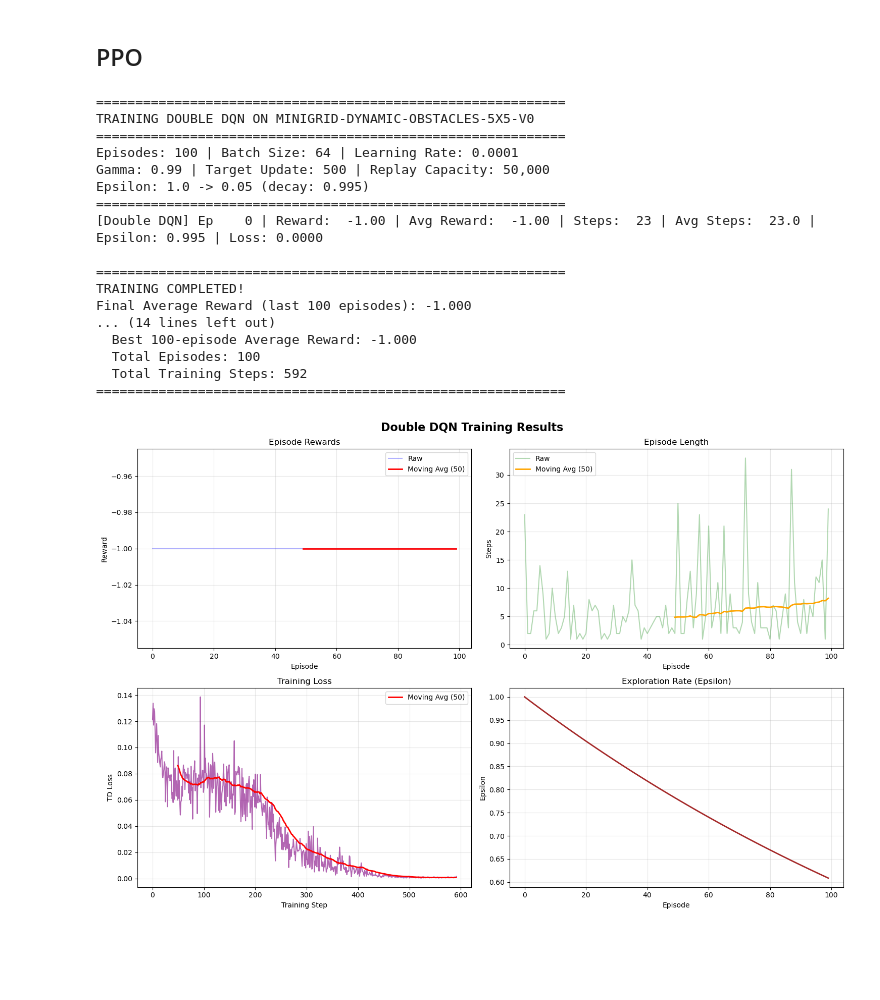
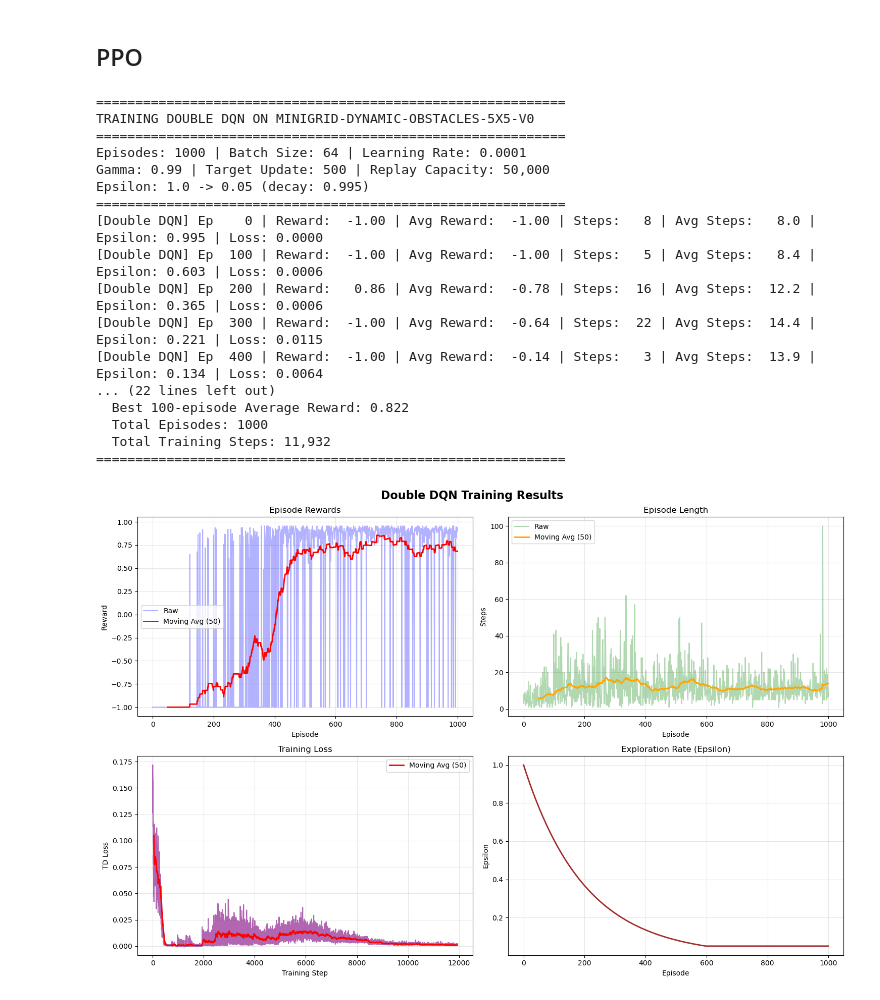
Before and after one commit to Gal-Noy/MSC-Reinforcement-Learning, a Jupyter notebook: final/training.ipynb, the cells around one changed output. Drawn from its saved outputs; the diff is of its cells as text; code cells hidden in the pictures; blank space fills up the shorter version.

```diff
--- a/final/training.ipynb
+++ b/final/training.ipynb
@@ -91,11 +91,9 @@ class MiniGridCNN(nn.Module):
     def __init__(self, output_dim=128, input_channels=3, input_size=56):
         super().__init__()
         self.conv = nn.Sequential(
-            nn.Conv2d(input_channels, 32, kernel_size=8, stride=4),
+            nn.Conv2d(3, 32, kernel_size=3, stride=1),  # (7-3)/1+1 = 5
             nn.ReLU(),
-            nn.Conv2d(32, 64, kernel_size=4, stride=2),
-            nn.ReLU(),
-            nn.Conv2d(64, 64, kernel_size=3, stride=1),
+            nn.Conv2d(32, 64, kernel_size=3, stride=1),  # (5-3)/1+1 = 3
             nn.ReLU(),
             nn.Flatten()
         )
@@ -354,7 +352,7 @@ def train_ppo(
     minibatch_size=64,
     entropy_coef=0.01,
     vf_coef=0.5,
-    save_model=False
+    save_model
 ):
     # Initialize environments
     envs = SyncVectorEnv([lambda: create_env(env_name) for _ in range(num_envs)])
@@ -474,14 +472,13 @@ def train_ppo(
             avg_loss = np.mean(losses[-100:]) if losses else 0
             print(f"[PPO] Ep {finished_episodes:4d} | Avg Reward: {avg_reward:.2f} | Steps: {avg_len:.1f} | Loss: {avg_loss:.4f}")
 
-    envs.close()
-    print(f"\n{'='*60}\nTRAINING COMPLETED!\n{'='*60}")
-
     if save_model:
         model_path = os.path.join(MODELS_DIR, f"{env_name.replace('/', '_')}_ppo.pt")
         torch.save(model.state_dict(), model_path)
         print(f"PPO model saved to: {model_path}")
 
+    envs.close()
+    print(f"\n{'='*60}\nTRAINING COMPLETED!\n{'='*60}")
     return {
         "name": "PPO",
         "rewards": episode_rewards,
@@ -584,26 +581,26 @@ def run_experiment(name, **kwargs):
 
     return logs
 # %%
-dqn_logs = run_experiment('Double DQN', env_name="MiniGrid-Dynamic-Obstacles-5x5-v0", num_episodes=1000, max_steps=100, batch_size=64, save_model=True)
+dqn_logs = run_experiment('Double DQN', env_name="MiniGrid-Dynamic-Obstacles-5x5-v0", num_episodes=1000, max_steps=100, batch_size=64, save_model=False)
 # %% [output]
 ============================================================
 TRAINING DOUBLE DQN ON MINIGRID-DYNAMIC-OBSTACLES-5X5-V0
 ============================================================
-Episodes: 100 | Batch Size: 64 | Learning Rate: 0.0001
+Episodes: 1000 | Batch Size: 64 | Learning Rate: 0.0001
 Gamma: 0.99 | Target Update: 500 | Replay Capacity: 50,000
 Epsilon: 1.0 -> 0.05 (decay: 0.995)
 ============================================================
-[Double DQN] Ep    0 | Reward:  -1.00 | Avg Reward:  -1.00 | Steps:  23 | Avg Steps:  23.0 | Epsilon: 0.995 | Loss: 0.0000
-
+[Double DQN] Ep    0 | Reward:  -1.00 | Avg Reward:  -1.00 | Steps:   8 | Avg Steps:   8.0 | Epsilon: 0.995 | Loss: 0.0000
+[Double DQN] Ep  100 | Reward:  -1.00 | Avg Reward:  -1.00 | Steps:   5 | Avg Steps:   8.4 | Epsilon: 0.603 | Loss: 0.0006
+[Double DQN] Ep  200 | Reward:   0.86 | Avg Reward:  -0.78 | Steps:  16 | Avg Steps:  12.2 | Epsilon: 0.365 | Loss: 0.0006
+[Double DQN] Ep  300 | Reward:  -1.00 | Avg Reward:  -0.64 | Steps:  22 | Avg Steps:  14.4 | Epsilon: 0.221 | Loss: 0.0115
+[Double DQN] Ep  400 | Reward:  -1.00 | Avg Reward:  -0.14 | Steps:   3 | Avg Steps:  13.9 | Epsilon: 0.134 | Loss: 0.0064
+... (22 lines left out)
+  Best 100-episode Average Reward: 0.822
+  Total Episodes: 1000
+  Total Training Steps: 11,932
 ============================================================
-TRAINING COMPLETED!
-Final Average Reward (last 100 episodes): -1.000
-... (14 lines left out)
-  Best 100-episode Average Reward: -1.000
-  Total Episodes: 100
-  Total Training Steps: 592
-============================================================
-[figure, old version]
+[figure, new version]
 # %%
 ppo_logs = run_experiment('PPO',
                           env_name="MiniGrid-Dynamic-Obstacles-6x6-v0",
```
Also changed, not shown: parts of 1 cell of this notebook.
